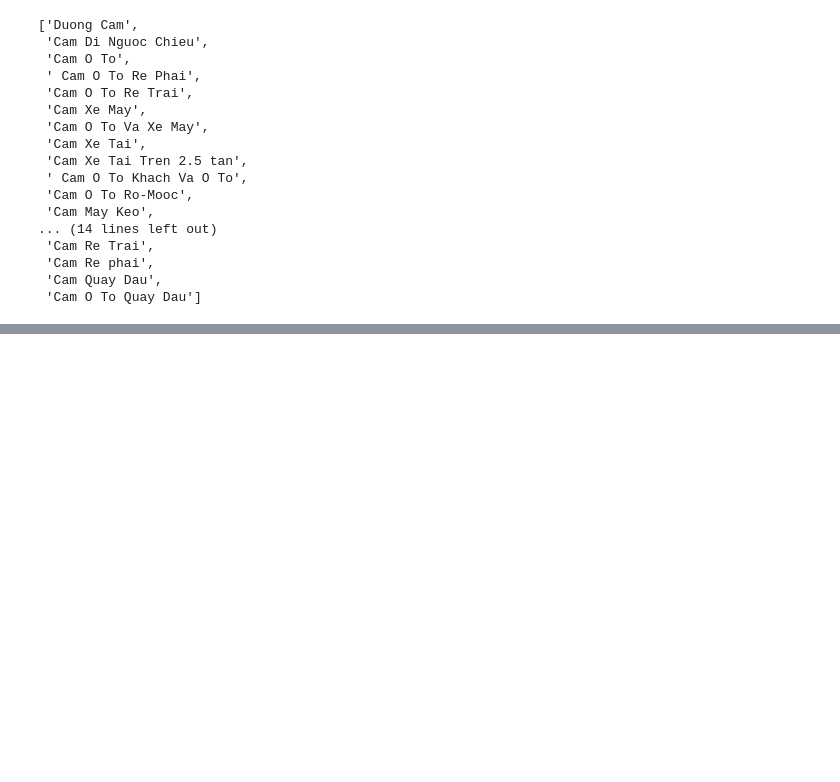
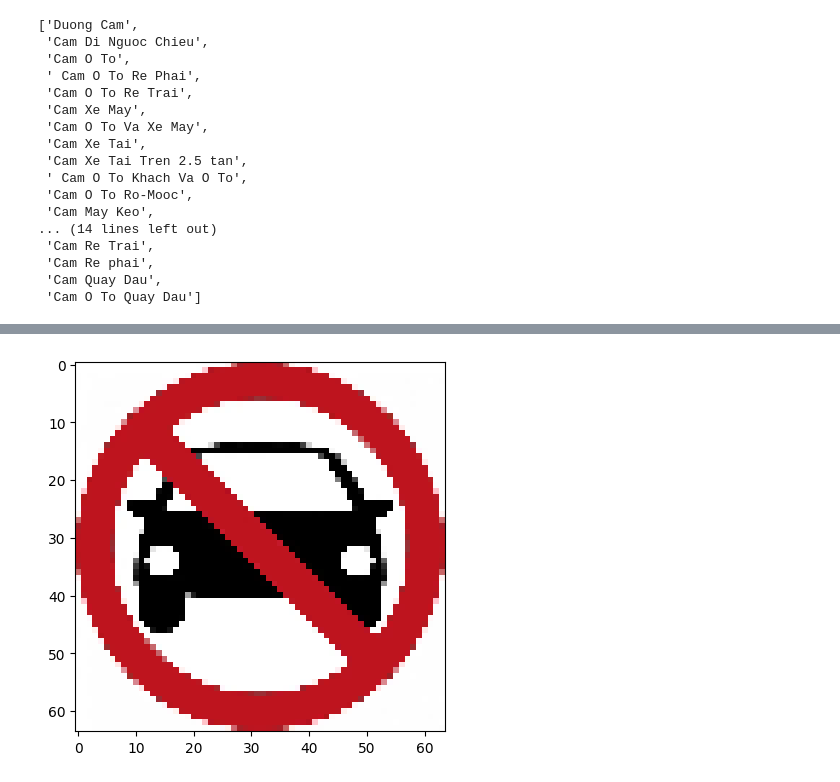
Before and after one commit to nqtien12/AI, a Jupyter notebook: trafficsigns.ipynb, the cells around one changed output, grey strips where cells are left out. Saved outputs shown, nothing was run; the diff lists cells and outputs as text; code cells hidden in the pictures; blank space fills up the shorter version.

```diff
--- a/trafficsigns.ipynb
+++ b/trafficsigns.ipynb
@@ -163,0 +178,9 @@ Cam Nguoi Di Bo
+# %%
+img = load_img('/content/drive/MyDrive/testAIfinal/Dataset_trafficsignsVN/Value/103.jpg', target_size = (64,64))
+plt.imshow(img)
+img = img_to_array(img)
+img = img.reshape(1,64,64,3)
+img = img.astype('float32')
+img = img/255
+print(clases[np.argmax(model.predict(img))])
+# %% [output]
@@ -163,0 +189 @@ Cam Nguoi Di Bo
+[figure, added]
```
Also changed, not shown: parts of 15 cells of this notebook.
